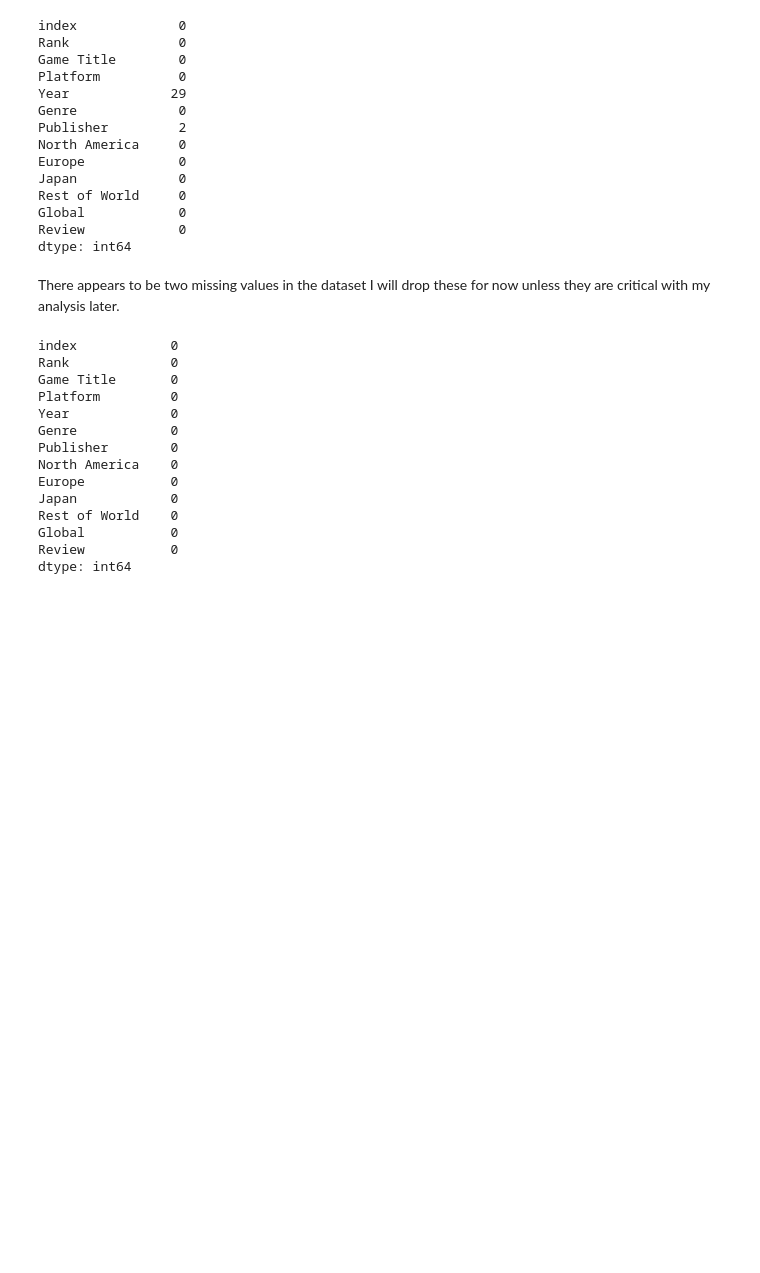
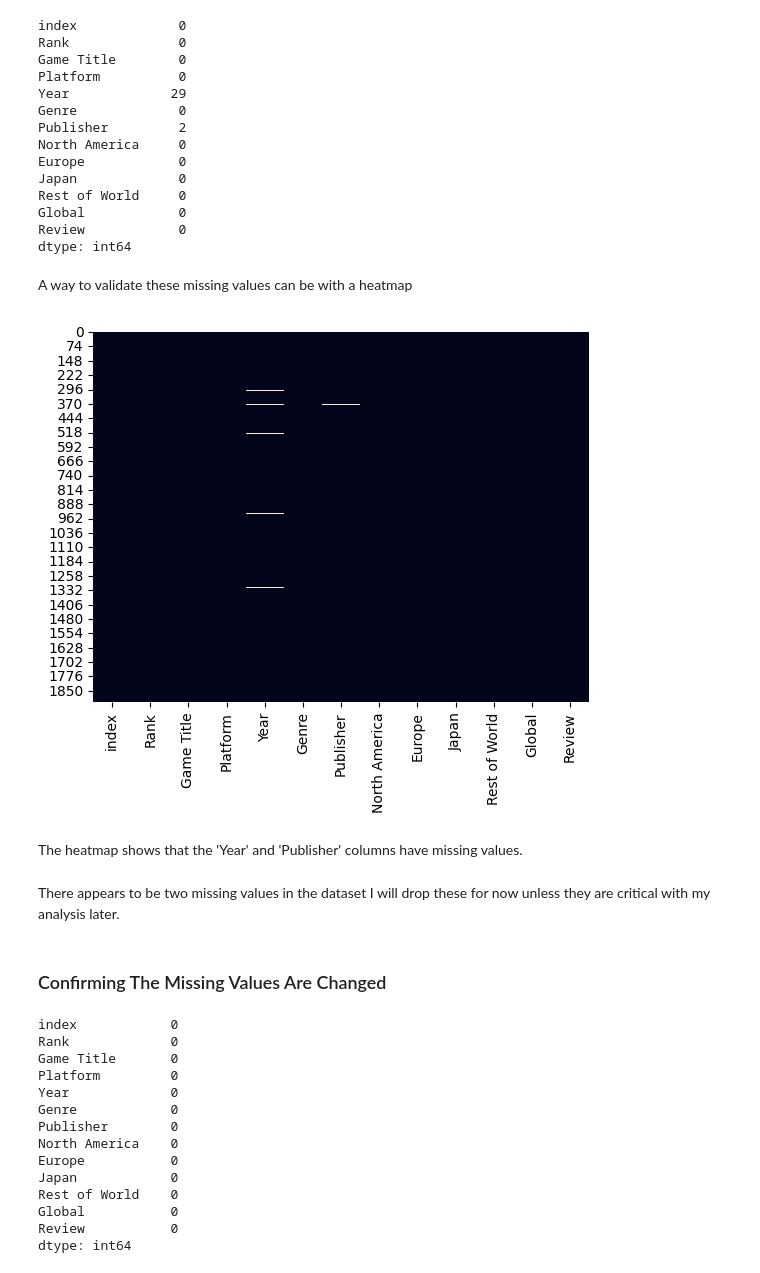
Before and after one commit to MichaelJDB/Video-Game-Sales-Analysis, a Jupyter notebook: jupyter_notebooks/DataCleaning.ipynb, the cells around one changed output. Drawn from its saved outputs; the diff is of its cells as text; code cells hidden in the pictures; blank space fills up the shorter version.

Commit message:
<Cleaned Data>

```diff
--- a/jupyter_notebooks/DataCleaning.ipynb
+++ b/jupyter_notebooks/DataCleaning.ipynb
@@ -78,11 +83,24 @@ Rest of World     0
 Global            0
 Review            0
 dtype: int64
+# %% [markdown]
+A way to validate these missing values can be with a heatmap
+# %%
+import seaborn as sns
+import matplotlib.pyplot as plt
+sns.heatmap(data.isnull(), cbar=False)
+plt.show()
+# %% [output]
+[figure, added]
+# %% [markdown]
+The heatmap shows that the 'Year' and 'Publisher' columns have missing values.
 # %% [markdown]
 There appears to be two missing values in the dataset I will drop these for now unless they are critical with my analysis later.
 # %%
 #Remove rows with missin 'Year' values.
 data = data.dropna(subset=['Year'])
+# %% [markdown]
+### Confirming The Missing Values Are Changed
 # %%
 #Check for any missing values in the dataset.
 data.isnull().sum()
```
Also changed, not shown: parts of 12 cells of this notebook.
